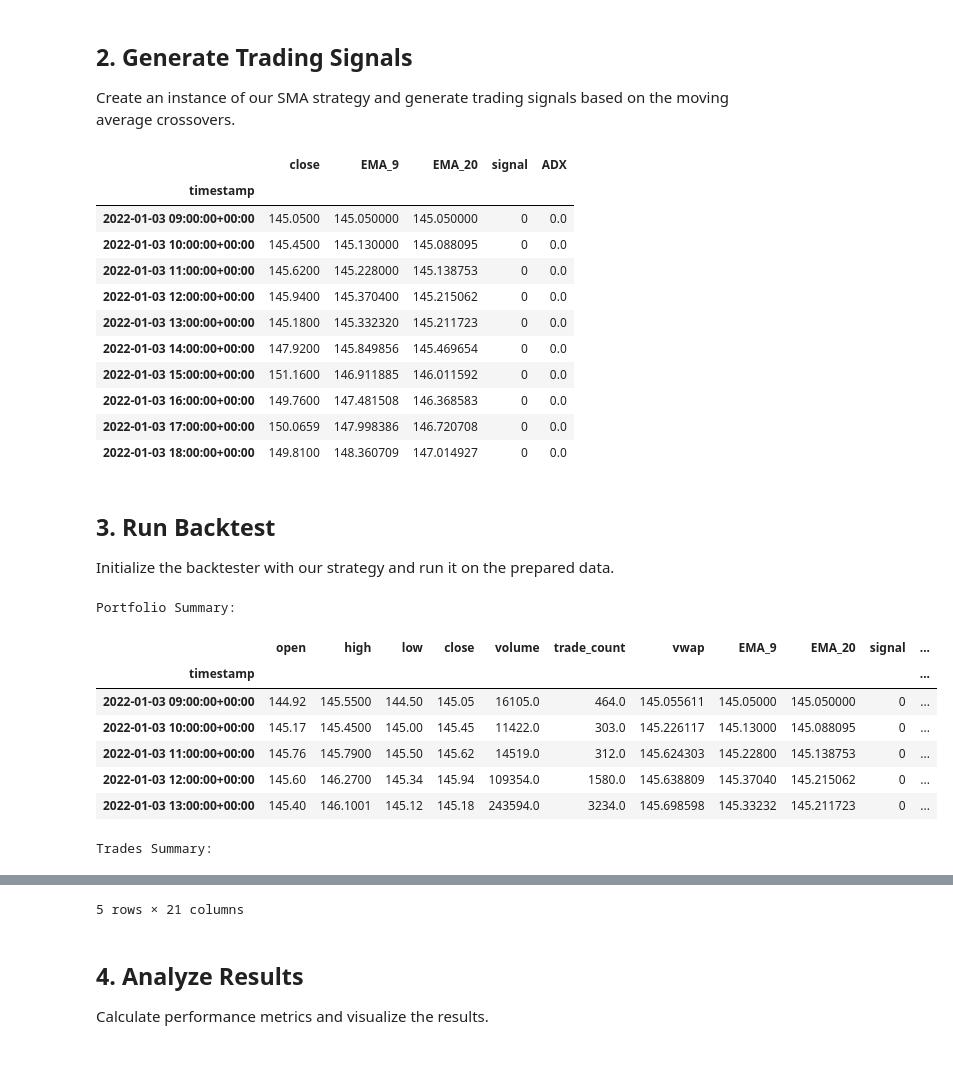
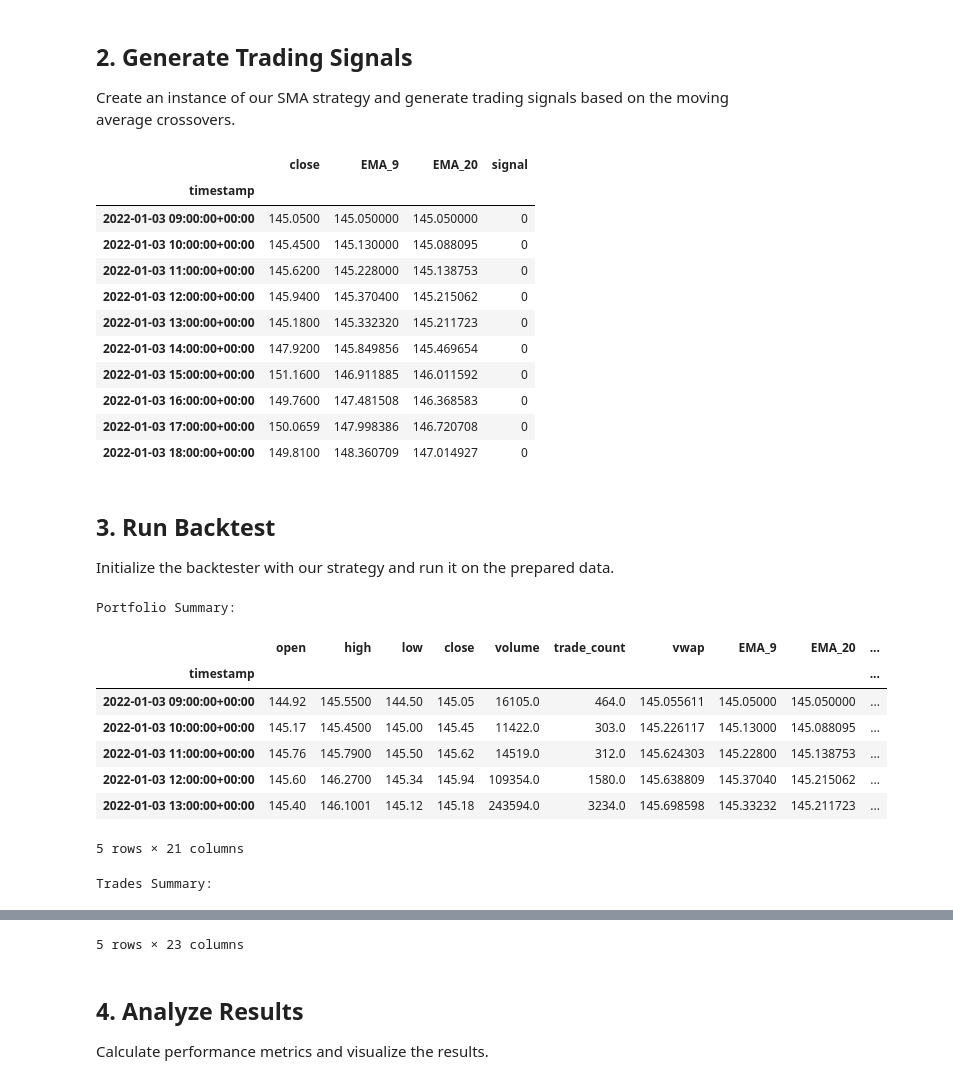
Before and after one commit to Yush89/ema_backtest, a Jupyter notebook: ema_backtest.ipynb, the cells around one changed output, grey strips where cells are left out. Saved outputs shown, nothing was run; the diff lists cells and outputs as text; code cells hidden in the pictures.

```diff
--- a/ema_backtest.ipynb
+++ b/ema_backtest.ipynb
@@ -93,45 +93,46 @@ Create an instance of our SMA strategy and generate trading signals based on the
 strategy = EMAStrategy(ema_short=9, ema_long=20)
 
 # Generate signals
-data =strategy.get_entry_conditions(data)
+data = strategy.get_entry_conditions(data)
 
 # Display a sample of the signals
-display(data[['close', 'EMA_9', 'EMA_20', 'signal', 'ADX']].head(10))
+display(data[['close', 'EMA_9', 'EMA_20', 'signal']].head(10))
 # %% [output]
-|  | close | EMA_9 | EMA_20 | signal | ADX |
-| timestamp |  |  |  |  |  |
-| 2022-01-03 09:00:00+00:00 | 145.0500 | 145.050000 | 145.050000 | 0 | 0.0 |
-| 2022-01-03 10:00:00+00:00 | 145.4500 | 145.130000 | 145.088095 | 0 | 0.0 |
-| 2022-01-03 11:00:00+00:00 | 145.6200 | 145.228000 | 145.138753 | 0 | 0.0 |
-| 2022-01-03 12:00:00+00:00 | 145.9400 | 145.370400 | 145.215062 | 0 | 0.0 |
-| 2022-01-03 13:00:00+00:00 | 145.1800 | 145.332320 | 145.211723 | 0 | 0.0 |
-| 2022-01-03 14:00:00+00:00 | 147.9200 | 145.849856 | 145.469654 | 0 | 0.0 |
-| 2022-01-03 15:00:00+00:00 | 151.1600 | 146.911885 | 146.011592 | 0 | 0.0 |
-| 2022-01-03 16:00:00+00:00 | 149.7600 | 147.481508 | 146.368583 | 0 | 0.0 |
-| 2022-01-03 17:00:00+00:00 | 150.0659 | 147.998386 | 146.720708 | 0 | 0.0 |
-| 2022-01-03 18:00:00+00:00 | 149.8100 | 148.360709 | 147.014927 | 0 | 0.0 |
+|  | close | EMA_9 | EMA_20 | signal |
+| timestamp |  |  |  |  |
+| 2022-01-03 09:00:00+00:00 | 145.0500 | 145.050000 | 145.050000 | 0 |
+| 2022-01-03 10:00:00+00:00 | 145.4500 | 145.130000 | 145.088095 | 0 |
+| 2022-01-03 11:00:00+00:00 | 145.6200 | 145.228000 | 145.138753 | 0 |
+| 2022-01-03 12:00:00+00:00 | 145.9400 | 145.370400 | 145.215062 | 0 |
+| 2022-01-03 13:00:00+00:00 | 145.1800 | 145.332320 | 145.211723 | 0 |
+| 2022-01-03 14:00:00+00:00 | 147.9200 | 145.849856 | 145.469654 | 0 |
+| 2022-01-03 15:00:00+00:00 | 151.1600 | 146.911885 | 146.011592 | 0 |
+| 2022-01-03 16:00:00+00:00 | 149.7600 | 147.481508 | 146.368583 | 0 |
+| 2022-01-03 17:00:00+00:00 | 150.0659 | 147.998386 | 146.720708 | 0 |
+| 2022-01-03 18:00:00+00:00 | 149.8100 | 148.360709 | 147.014927 | 0 |
 # %% [markdown]
 ## 3. Run Backtest
 
 Initialize the backtester with our strategy and run it on the prepared data.
 # %%
 # Initialize and run backtester
-backtester = Backtester(strategy, initial_capital=10000.0)
+backtester = Backtester(strategy, initial_capital=10000.0, position_size=5000.0)
 portfolio = backtester.run(data)
 trades = backtester.log_trades()
 
 # Display the first few rows of the portfolio
 print("\nPortfolio Summary:")
 display(portfolio.head())
 print("\nTrades Summary:")
 display(trades.head())
 # %% [output]
 Portfolio Summary:
-|  | open | high | low | close | volume | trade_count | vwap | EMA_9 | EMA_20 | signal | ... |
-| timestamp |  |  |  |  |  |  |  |  |  |  | ... |
-| 2022-01-03 09:00:00+00:00 | 144.92 | 145.5500 | 144.50 | 145.05 | 16105.0 | 464.0 | 145.055611 | 145.05000 | 145.050000 | 0 | ... |
-| 2022-01-03 10:00:00+00:00 | 145.17 | 145.4500 | 145.00 | 145.45 | 11422.0 | 303.0 | 145.226117 | 145.13000 | 145.088095 | 0 | ... |
-| 2022-01-03 11:00:00+00:00 | 145.76 | 145.7900 | 145.50 | 145.62 | 14519.0 | 312.0 | 145.624303 | 145.22800 | 145.138753 | 0 | ... |
-| 2022-01-03 12:00:00+00:00 | 145.60 | 146.2700 | 145.34 | 145.94 | 109354.0 | 1580.0 | 145.638809 | 145.37040 | 145.215062 | 0 | ... |
-| 2022-01-03 13:00:00+00:00 | 145.40 | 146.1001 | 145.12 | 145.18 | 243594.0 | 3234.0 | 145.698598 | 145.33232 | 145.211723 | 0 | ... |
+|  | open | high | low | close | volume | trade_count | vwap | EMA_9 | EMA_20 | ... |
+| timestamp |  |  |  |  |  |  |  |  |  | ... |
+| 2022-01-03 09:00:00+00:00 | 144.92 | 145.5500 | 144.50 | 145.05 | 16105.0 | 464.0 | 145.055611 | 145.05000 | 145.050000 | ... |
+| 2022-01-03 10:00:00+00:00 | 145.17 | 145.4500 | 145.00 | 145.45 | 11422.0 | 303.0 | 145.226117 | 145.13000 | 145.088095 | ... |
+| 2022-01-03 11:00:00+00:00 | 145.76 | 145.7900 | 145.50 | 145.62 | 14519.0 | 312.0 | 145.624303 | 145.22800 | 145.138753 | ... |
+| 2022-01-03 12:00:00+00:00 | 145.60 | 146.2700 | 145.34 | 145.94 | 109354.0 | 1580.0 | 145.638809 | 145.37040 | 145.215062 | ... |
+| 2022-01-03 13:00:00+00:00 | 145.40 | 146.1001 | 145.12 | 145.18 | 243594.0 | 3234.0 | 145.698598 | 145.33232 | 145.211723 | ... |
-Trades Summary:
+5 rows × 21 columns
+Trades Summary:
@@ -144,4 +145,4 @@ Trades Summary:
-5 rows × 21 columns
+5 rows × 23 columns
 # %% [markdown]
 ## 4. Analyze Results
 
```
Also changed, not shown: parts of 4 cells of this notebook, 3 other files.
